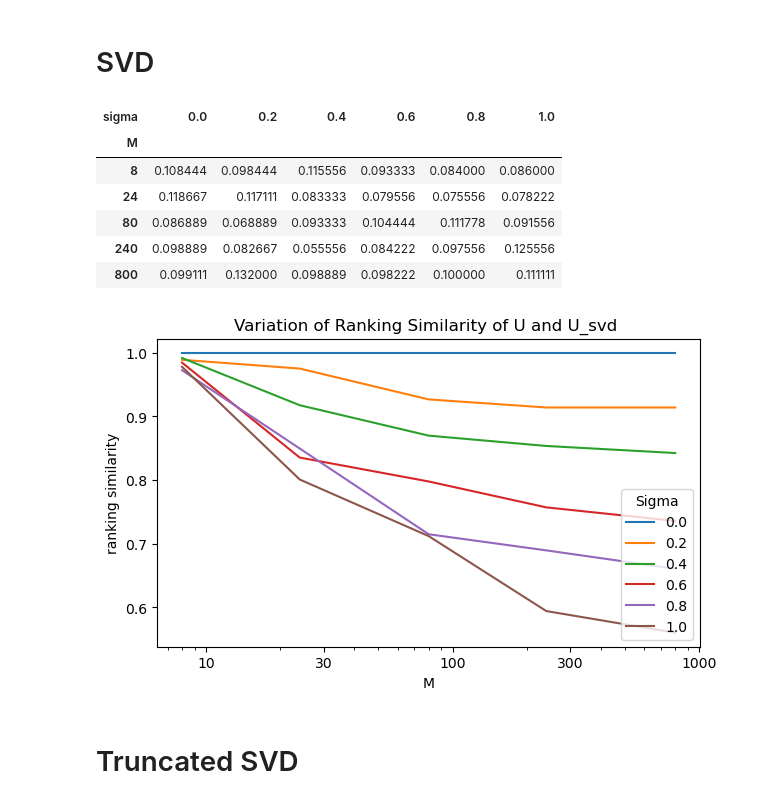
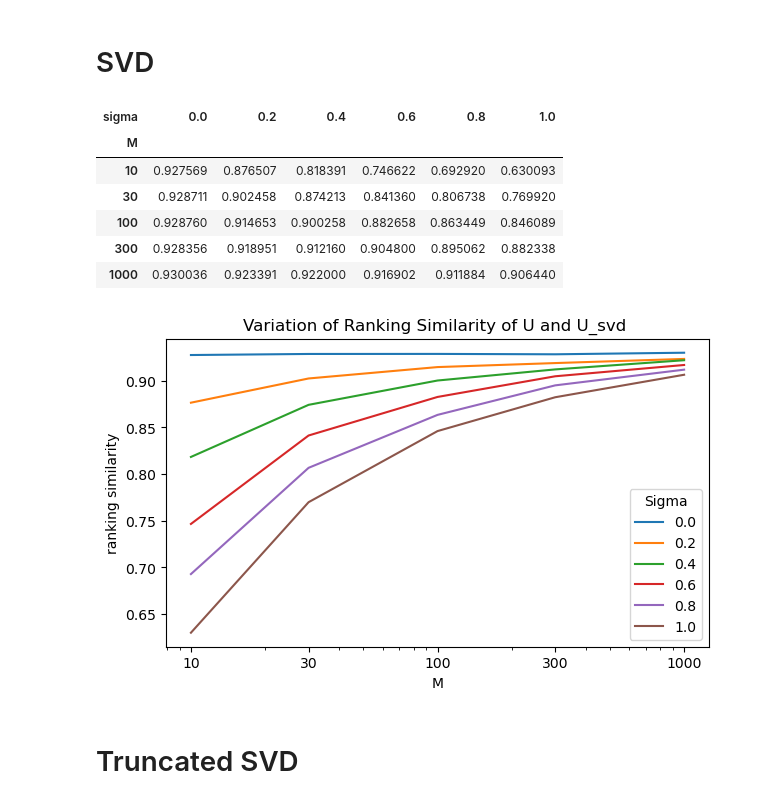
Before and after one commit to EmnaMaghrebi/RecSys, a Jupyter notebook: similarity_function.ipynb, the cells around one changed output. Saved outputs shown, nothing was run; the diff lists cells and outputs as text; code cells hidden in the pictures.

```diff
--- a/similarity_function.ipynb
+++ b/similarity_function.ipynb
@@ -52,7 +65,7 @@ def similarity_list(U, user_i): # add user_i to the sim_fn
     df_U['similarity_u1']= sim_array.tolist()
     df_U= df_U.sort_values(by= 'similarity_u1', ascending= False)
     user1_sim_list= df_U.index
-    return user1_sim_list
+    return user1_sim_list, sim_array
 # %%
 #compute kendalltau ranking similarity of 2 ranking lists for k_best rankings
 
@@ -62,23 +75,30 @@ def ranking_similarity(u1_list_U, u1_list_R, k_best):
 # %%
 #compute average of kendalltau similarity for all users for given matrices U and R
 
-def sim_avg_users(U, R):
+def sim_avg_users(A, B):
     sum_similarities= 0
     for user_i in range(N):
-        similarity_list_U = similarity_list(U.T, user_i)
-        similarity_list_R = similarity_list(R, user_i)
-        kd_tau = ranking_similarity(similarity_list_U, similarity_list_R, k_best)
+        _, similarity_list_A = similarity_list(A, user_i)
+        _, similarity_list_B = similarity_list(B, user_i)
+        # print("user: ", user_i, "\n similarity U:\n", similarity_list_U, "\n similarity U_svd:\n", similarity_list_R)
+        kd_tau = ranking_similarity(similarity_list_A, similarity_list_B, k_best)
+        # print("kendall tau:", kd_tau)
         sum_similarities+= kd_tau
     return sum_similarities/N
 # %%
 #compute averaged similarities for different values of M and sigma
 
+np.random.seed(0)
 data= []
 for s in sigma:
     for alpha in alpha_vals:
         for k in range(nb_iter):
             U, V, R= generate_U_V_R(s, alpha)
-            similarities= sim_avg_users(U, R)
+            # print(U)
+            # print(V)
+            # print(R)
+            similarities= sim_avg_users(U.T, R)
+            # print(similarities)
             row= [M*alpha, s, similarities]
             data.append(row)
 # %%
@@ -126,31 +131,40 @@ plt.show()
 # %%
 #compute averaged similarities for matrices U_svd and U for different values of M and sigma
 
+np.random.seed(0)
 data= []
 for s in sigma:
     for alpha in alpha_vals:
         for k in range(nb_iter):
             U, V, R = generate_U_V_R(s, alpha)
+            # print("U\n", U)
+            # print("V\n", V)
+            # print("R\n", R)
             U_svd, D_svd, VT_svd = np.linalg.svd(R, full_matrices=False)
-            similarities= sim_avg_users(U_svd.T, U.T)
+            # print("U_svd\n", U_svd)
+            # print("D_svd\n", D_svd)
+            # print("V_svd\n", VT_svd.T)
+            # print("U_svd . D_svd\n", np.dot(U_svd, np.diag(D_svd)))
+            # print("U_svd . D_svd\n", U_svd*D_svd)
+            similarities= sim_avg_users(U.T, U_svd[:,:D])
             row= [M*alpha, s, similarities]
             data.append(row)
 # print values of D : diagonal values
 # %%
-df = pd.DataFrame(data, columns=['M','sigma','sim_U_R'])
-df_res= df.groupby(by=['M','sigma']).mean()
-df_res['sim_U_R'].unstack()
+df2 = pd.DataFrame(data, columns=['M','sigma','sim_U_R'])
+df2_res= df2.groupby(by=['M','sigma']).mean()
+df2_res['sim_U_R'].unstack()
 # %% [output]
 | sigma | 0.0 | 0.2 | 0.4 | 0.6 | 0.8 | 1.0 |
 | M |  |  |  |  |  |  |
-| 8 | 0.108444 | 0.098444 | 0.115556 | 0.093333 | 0.084000 | 0.086000 |
-| 24 | 0.118667 | 0.117111 | 0.083333 | 0.079556 | 0.075556 | 0.078222 |
-| 80 | 0.086889 | 0.068889 | 0.093333 | 0.104444 | 0.111778 | 0.091556 |
-| 240 | 0.098889 | 0.082667 | 0.055556 | 0.084222 | 0.097556 | 0.125556 |
-| 800 | 0.099111 | 0.132000 | 0.098889 | 0.098222 | 0.100000 | 0.111111 |
+| 10 | 0.927569 | 0.876507 | 0.818391 | 0.746622 | 0.692920 | 0.630093 |
+| 30 | 0.928711 | 0.902458 | 0.874213 | 0.841360 | 0.806738 | 0.769920 |
+| 100 | 0.928760 | 0.914653 | 0.900258 | 0.882658 | 0.863449 | 0.846089 |
+| 300 | 0.928356 | 0.918951 | 0.912160 | 0.904800 | 0.895062 | 0.882338 |
+| 1000 | 0.930036 | 0.923391 | 0.922000 | 0.916902 | 0.911884 | 0.906440 |
 # %%
 fig, ax = plt.subplots(figsize=(7,4))
-df_res['sim_U_R'].unstack().plot(ax=ax)
+df2_res['sim_U_R'].unstack().plot(ax=ax)
 plt.legend(title= 'Sigma', loc='lower right')
 plt.title('Variation of Ranking Similarity of U and U_svd ')
 plt.xscale('log')
@@ -160,7 +174,7 @@ plt.ylabel('ranking similarity')
 
 plt.show()
 # %% [output]
-[figure, old version]
+[figure, new version]
 # %% [markdown]
 # Truncated SVD
 # %%
```
Also changed, not shown: parts of 6 cells of this notebook.
